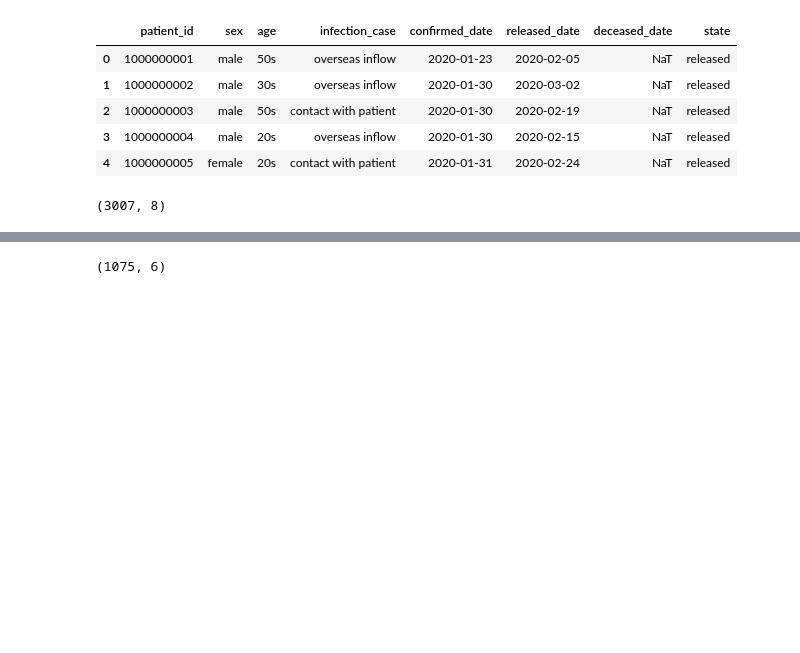
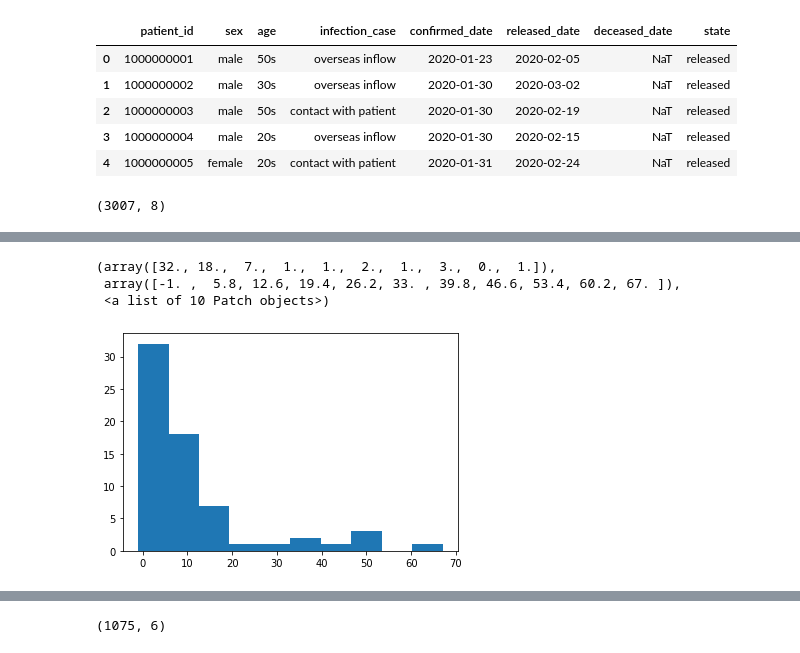
Before and after one commit to sherna90/mineria_datos, a Jupyter notebook: 5.-arboles.ipynb, the cells around one changed output, grey strips where cells are left out. Cells and saved outputs as stored; diff of their text form; code cells hidden in the pictures; blank space fills up the shorter version.

```diff
--- a/5.-arboles.ipynb
+++ b/5.-arboles.ipynb
@@ -83,2 +100,9 @@ days_released=data.loc[data['state']=='released']['released_date']-data.loc[data
 # %%
 days_deceased=data.loc[data['state']=='deceased']['deceased_date']-data.loc[data['state']=='deceased']['confirmed_date']
+# %%
+plt.hist(days_deceased.dt.days)
+# %% [output]
+(array([32., 18.,  7.,  1.,  1.,  2.,  1.,  3.,  0.,  1.]),
+ array([-1. ,  5.8, 12.6, 19.4, 26.2, 33. , 39.8, 46.6, 53.4, 60.2, 67. ]),
+ <a list of 10 Patch objects>)
+[figure, added]
```
Also changed, not shown: parts of 24 cells of this notebook.
